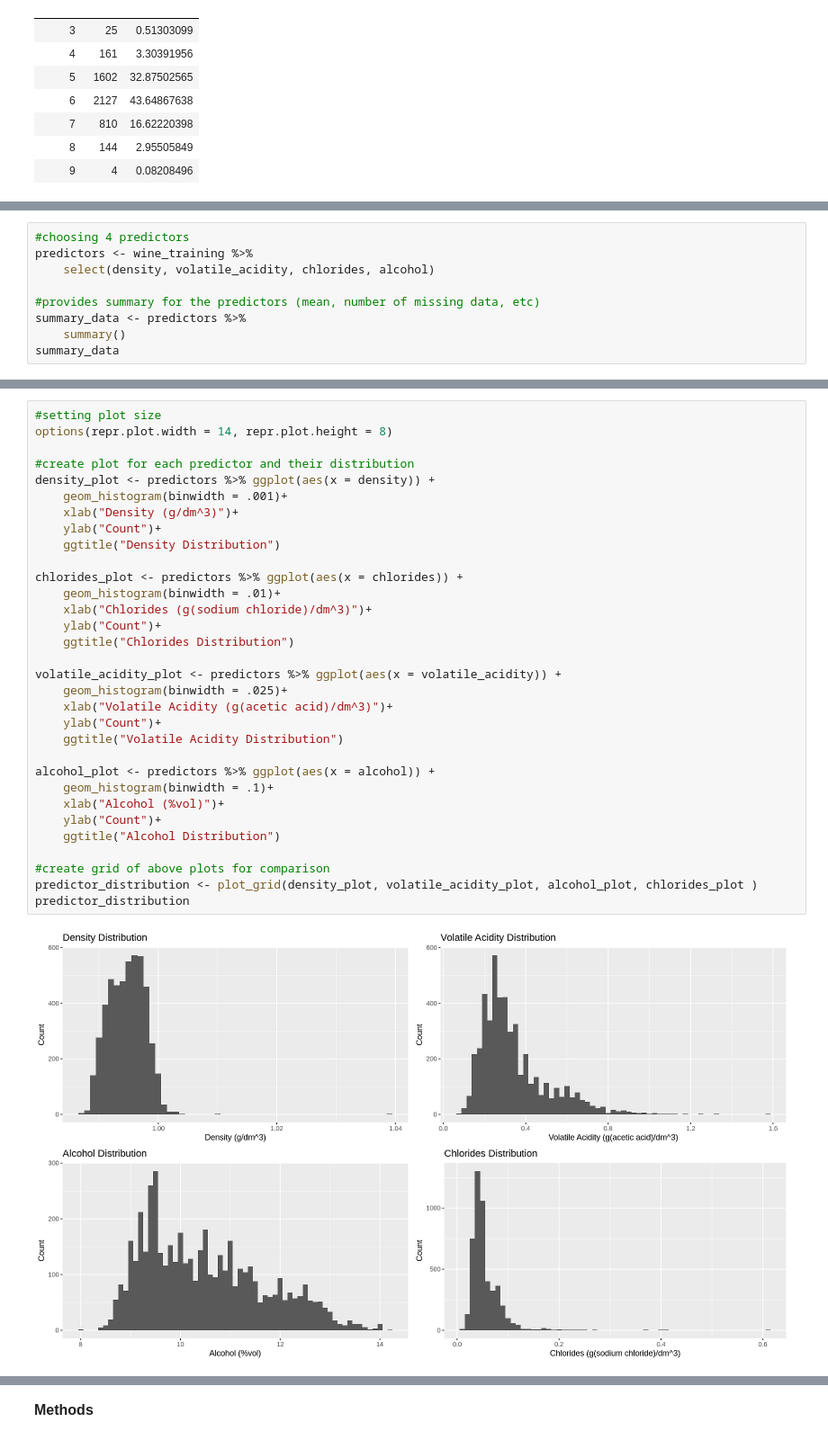
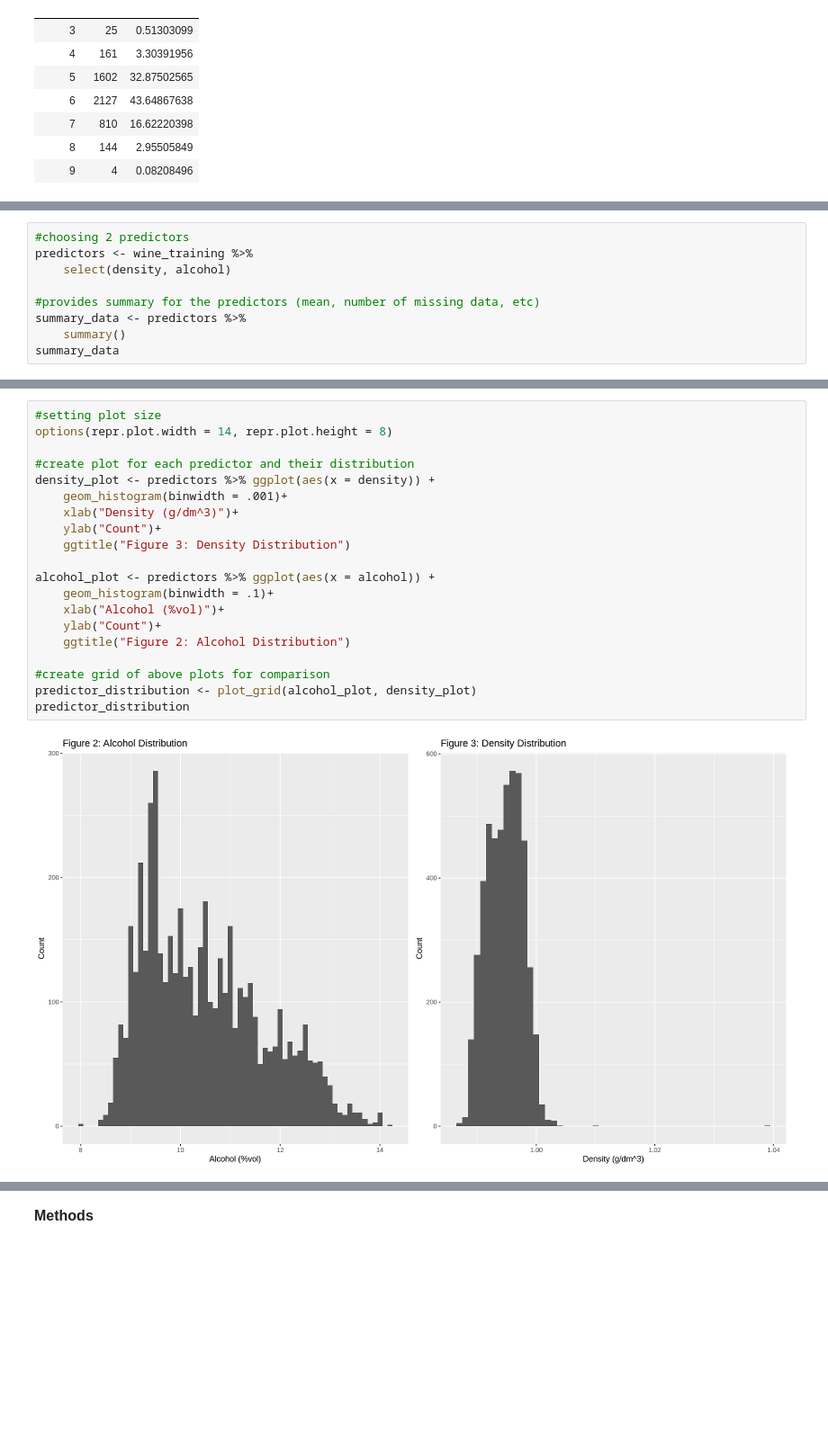
Before and after one commit to NataliaGarciaArias/dsci_group_project, a Jupyter notebook: kevin_edit_proposal-2.ipynb, the cells around one changed output, grey strips where cells are left out. Shown at 90% size. Drawn from its saved outputs; the diff is of its cells as text; blank space fills up the shorter version.

```diff
--- a/kevin_edit_proposal-2.ipynb
+++ b/kevin_edit_proposal-2.ipynb
@@ -140,7 +166,7 @@ We provided a summary for the predictors (see the methods section for our justif
 # %%
-#choosing 4 predictors
+#choosing 2 predictors
 predictors <- wine_training %>%
-    select(density, volatile_acidity, chlorides, alcohol)
+    select(density, alcohol)
 
 #provides summary for the predictors (mean, number of missing data, etc)
 summary_data <- predictors %>%
@@ -159,34 +187,22 @@ We created a plot for each predictor to show the predictor's distribution.
 # %%
 #setting plot size
 options(repr.plot.width = 14, repr.plot.height = 8)
 
 #create plot for each predictor and their distribution
 density_plot <- predictors %>% ggplot(aes(x = density)) +
     geom_histogram(binwidth = .001)+
     xlab("Density (g/dm^3)")+
     ylab("Count")+
-    ggtitle("Density Distribution")
-
-chlorides_plot <- predictors %>% ggplot(aes(x = chlorides)) +
-    geom_histogram(binwidth = .01)+
-    xlab("Chlorides (g(sodium chloride)/dm^3)")+
-    ylab("Count")+
-    ggtitle("Chlorides Distribution")
-
-volatile_acidity_plot <- predictors %>% ggplot(aes(x = volatile_acidity)) +
-    geom_histogram(binwidth = .025)+
-    xlab("Volatile Acidity (g(acetic acid)/dm^3)")+
-    ylab("Count")+
-    ggtitle("Volatile Acidity Distribution")
+    ggtitle("Figure 3: Density Distribution")
 
 alcohol_plot <- predictors %>% ggplot(aes(x = alcohol)) +
     geom_histogram(binwidth = .1)+
     xlab("Alcohol (%vol)")+
     ylab("Count")+
-    ggtitle("Alcohol Distribution")
+    ggtitle("Figure 2: Alcohol Distribution")
 
 #create grid of above plots for comparison
-predictor_distribution <- plot_grid(density_plot, volatile_acidity_plot, alcohol_plot, chlorides_plot )
+predictor_distribution <- plot_grid(alcohol_plot, density_plot)
 predictor_distribution
 # %% [output]
-[figure, old version]
+[figure, new version]
```
Also changed, not shown: parts of 73 cells of this notebook.
